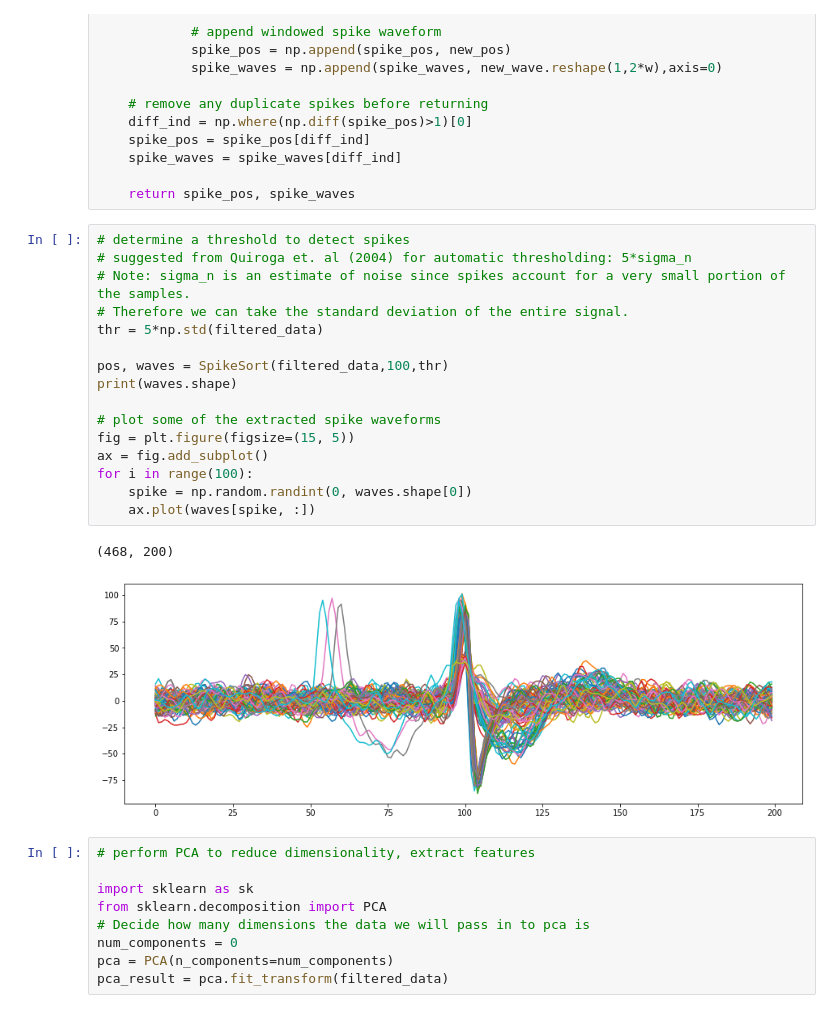
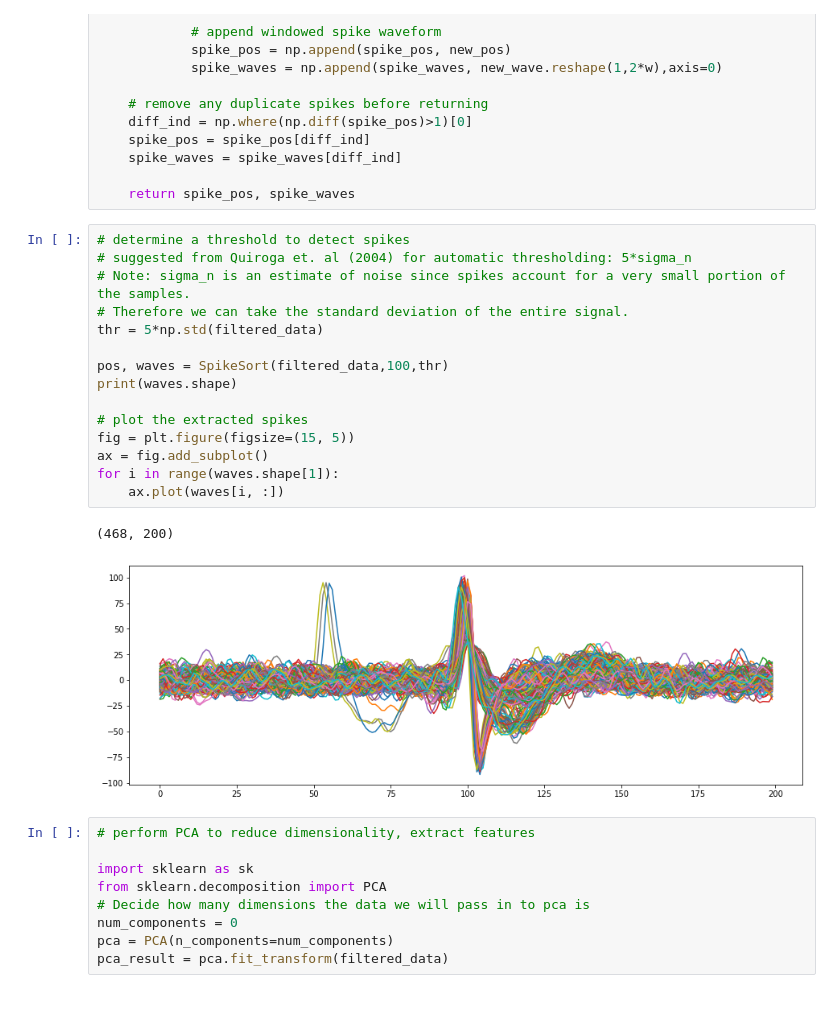
Before and after one commit to bfernandes1998/SpikeSort, a Jupyter notebook: SpikeSortActivity.ipynb, the cells around one changed output. Cells and saved outputs as stored; diff of their text form.

```diff
--- a/SpikeSortActivity.ipynb
+++ b/SpikeSortActivity.ipynb
@@ -117,22 +117,21 @@ def SpikeSort(data, w = 100, thr = 40):
 # %%
 # determine a threshold to detect spikes
 # suggested from Quiroga et. al (2004) for automatic thresholding: 5*sigma_n
 # Note: sigma_n is an estimate of noise since spikes account for a very small portion of the samples.
 # Therefore we can take the standard deviation of the entire signal.
 thr = 5*np.std(filtered_data)
 
 pos, waves = SpikeSort(filtered_data,100,thr)
 print(waves.shape)
 
-# plot some of the extracted spike waveforms
+# plot the extracted spikes
 fig = plt.figure(figsize=(15, 5))
 ax = fig.add_subplot()
-for i in range(100):
-    spike = np.random.randint(0, waves.shape[0])
-    ax.plot(waves[spike, :])
+for i in range(waves.shape[1]):
+    ax.plot(waves[i, :])
 # %% [output]
 (468, 200)
-[figure, old version]
+[figure, new version]
 # %%
 # perform PCA to reduce dimensionality, extract features
 
```
